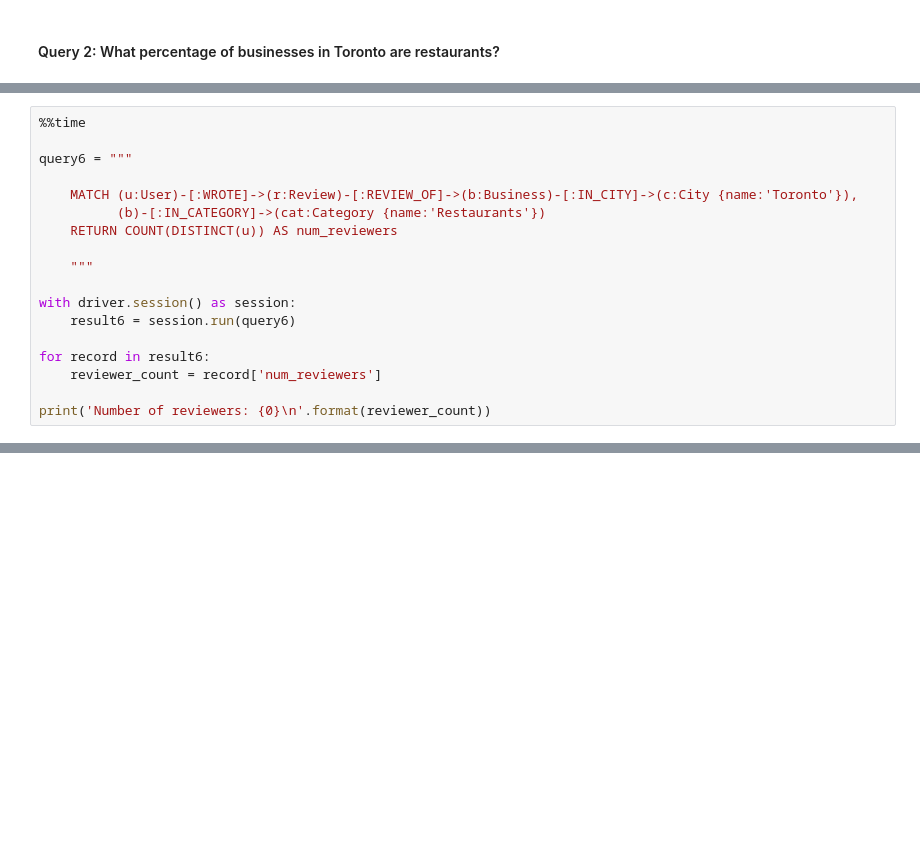
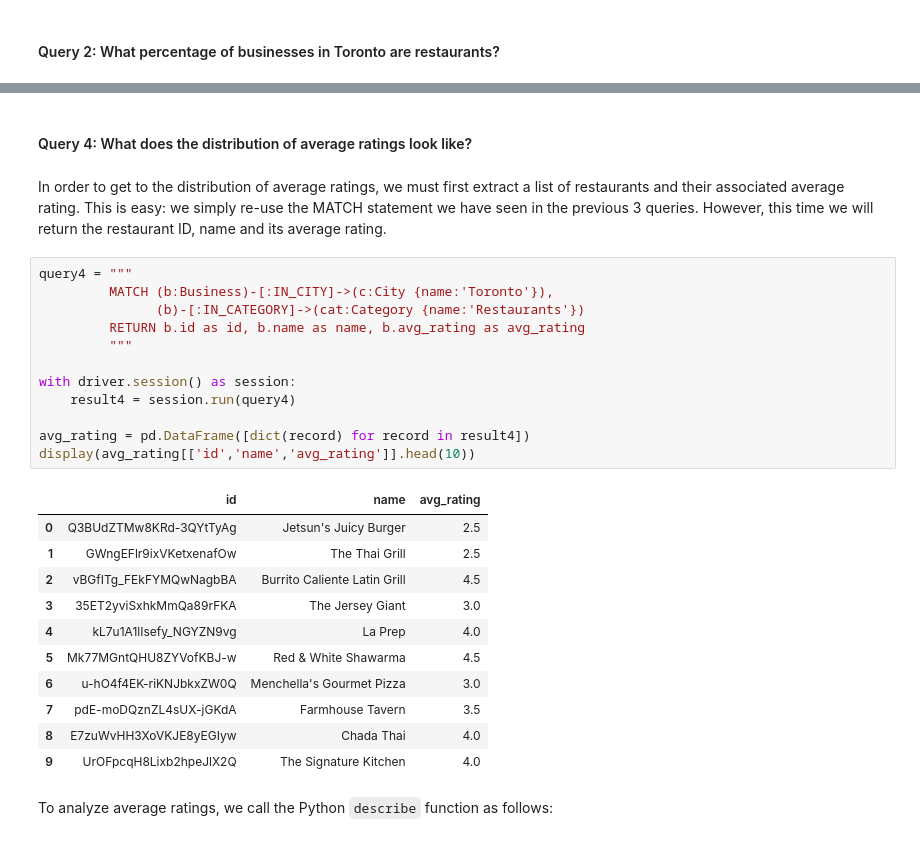
Before and after one commit to neo4j-contrib/neo4j-data-science-yelp, a Jupyter notebook: notebooks/neo4j_yelp_01_EDA.ipynb, the cells around one changed output, grey strips where cells are left out. Saved outputs shown, nothing was run; the diff lists cells and outputs as text; blank space fills up the shorter version.

Commit message:
modified and added queries

```diff
--- a/notebooks/neo4j_yelp_01_EDA.ipynb
+++ b/notebooks/neo4j_yelp_01_EDA.ipynb
@@ -291,18 +68,0 @@ plt.show()                                     # to do: highlight median & mean
-# %%
-%%time
-
-query6 = """
-
-    MATCH (u:User)-[:WROTE]->(r:Review)-[:REVIEW_OF]->(b:Business)-[:IN_CITY]->(c:City {name:'Toronto'}),
-          (b)-[:IN_CATEGORY]->(cat:Category {name:'Restaurants'})
-    RETURN COUNT(DISTINCT(u)) AS num_reviewers
-
-    """
-
-with driver.session() as session:
-    result6 = session.run(query6)
-
-for record in result6:
-    reviewer_count = record['num_reviewers']
-
-print('Number of reviewers: {0}\n'.format(reviewer_count))
@@ -592,0 +161,30 @@ NOTE: RESERVING CATEGORY-RELATED QUERIES FOR THE NEXT MODULE OR SNEAK PEEK TO IT
+# %% [markdown]
+#### Query 4: What does the distribution of average ratings look like?
+# %% [markdown]
+In order to get to the distribution of average ratings, we must first extract a list of restaurants and their associated average rating.  This is easy: we simply re-use the MATCH statement we have seen in the previous 3 queries. However, this time we will return the restaurant ID, name and its average rating.
+# %%
+query4 = """
+         MATCH (b:Business)-[:IN_CITY]->(c:City {name:'Toronto'}),
+               (b)-[:IN_CATEGORY]->(cat:Category {name:'Restaurants'})
+         RETURN b.id as id, b.name as name, b.avg_rating as avg_rating
+         """
+
+with driver.session() as session:
+    result4 = session.run(query4)
+
+avg_rating = pd.DataFrame([dict(record) for record in result4])
+display(avg_rating[['id','name','avg_rating']].head(10))
+# %% [output]
+|  | id | name | avg_rating |
+| 0 | Q3BUdZTMw8KRd-3QYtTyAg | Jetsun's Juicy Burger | 2.5 |
+| 1 | GWngEFlr9ixVKetxenafOw | The Thai Grill | 2.5 |
+| 2 | vBGfITg_FEkFYMQwNagbBA | Burrito Caliente Latin Grill | 4.5 |
+| 3 | 35ET2yviSxhkMmQa89rFKA | The Jersey Giant | 3.0 |
+| 4 | kL7u1A1lIsefy_NGYZN9vg | La Prep | 4.0 |
+| 5 | Mk77MGntQHU8ZYVofKBJ-w | Red & White Shawarma | 4.5 |
+| 6 | u-hO4f4EK-riKNJbkxZW0Q | Menchella's Gourmet Pizza | 3.0 |
+| 7 | pdE-moDQznZL4sUX-jGKdA | Farmhouse Tavern | 3.5 |
+| 8 | E7zuWvHH3XoVKJE8yEGIyw | Chada Thai | 4.0 |
+| 9 | UrOFpcqH8Lixb2hpeJlX2Q | The Signature Kitchen | 4.0 |
+# %% [markdown]
+To analyze average ratings, we call the Python `describe` function as follows:
```
Also changed, not shown: parts of 92 cells of this notebook.
